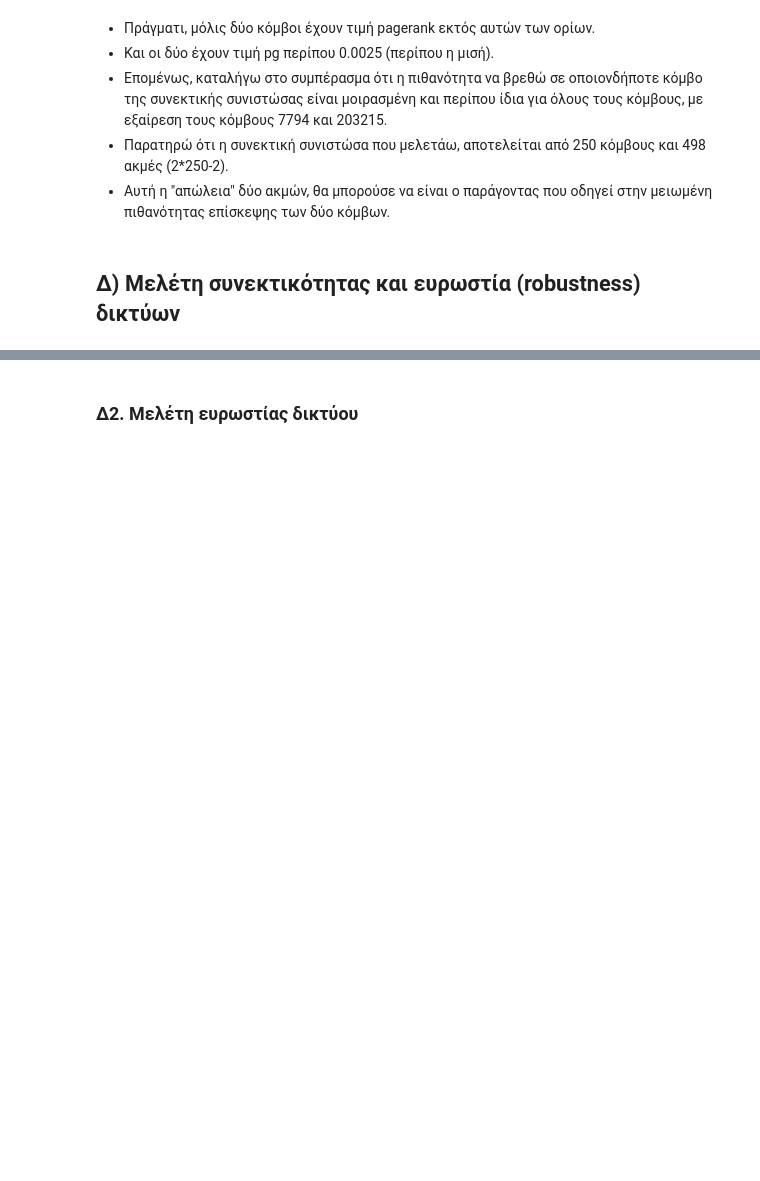
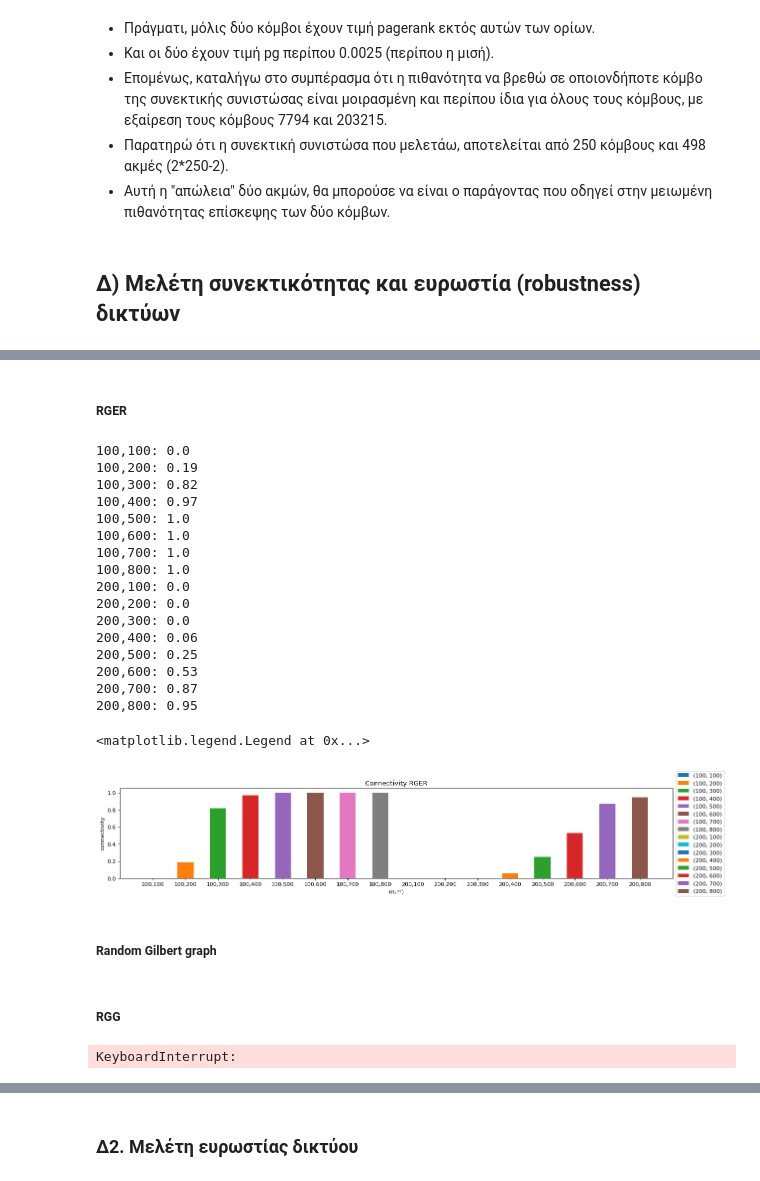
Before and after one commit to John-Atha/social-networks-NTUA, a Jupyter notebook: lab1_student_version.ipynb, the cells around one changed output, grey strips where cells are left out. Cells and saved outputs as stored; diff of their text form; code cells hidden in the pictures; blank space fills up the shorter version.

```diff
--- a/lab1_student_version.ipynb
+++ b/lab1_student_version.ipynb
@@ -1035,0 +1027,46 @@ Connectivity SW
+# %% [markdown]
+##### RGER
+# %%
+# connectivity of RGER
+ns = [100, 200]
+ms = [i for i in range(100, 801, 100)]
+
+rger_graphs = {
+    (n, m): [nx.gnm_random_graph(n, m) for _ in range(100)]
+    for n in ns for m in ms
+}
+
+plt.figure(figsize=(18, 3), dpi=80)
+plt.title("Connectivity RGER")
+plt.xlabel("(n,m)")
+plt.ylabel("connectivity")
+
+for rger_graph in rger_graphs:
+    n, m = rger_graph
+    graphs = rger_graphs[rger_graph]
+    connected = sum(nx.is_connected(graph) for graph in graphs)
+    connectivity = connected/len(graphs)
+    print(f"{n},{m}:", connectivity)
+    plt.bar(f"{n},{m}", height=connectivity, width=0.5)
+plt.legend([(n, m) for n,m in rger_graphs.keys()], loc='center left', bbox_to_anchor=(1, 0.5))
+# %% [output]
+100,100: 0.0
+100,200: 0.19
+100,300: 0.82
+100,400: 0.97
+100,500: 1.0
+100,600: 1.0
+100,700: 1.0
+100,800: 1.0
+200,100: 0.0
+200,200: 0.0
+200,300: 0.0
+200,400: 0.06
+200,500: 0.25
+200,600: 0.53
+200,700: 0.87
+200,800: 0.95
+<matplotlib.legend.Legend at 0x...>
+[figure, added]
+# %% [markdown]
+##### Random Gilbert graph
@@ -1035,0 +1075,28 @@ Connectivity SW
+# %% [markdown]
+##### RGG
+# %%
+# connectivity of RGG
+ns = [100, 200]
+rs = [i/100 for i in range(25, 251, 25)]
+
+rgg_graphs = {
+    (n, r): [nx.random_geometric_graph(n, radius=r) for _ in range(100)]
+    for n in ns for r in rs
+}
+
+plt.figure(figsize=(18, 3), dpi=80)
+plt.title("Connectivity RGG")
+plt.xlabel("(n,R)")
+plt.ylabel("connectivity")
+
+for rgg_graph in rgg_graphs:
+    n, r = rgg_graph
+    graphs = rgg_graphs[rgg_graph]
+    connected = sum(nx.is_connected(graph) for graph in graphs)
+    connectivity = connected/len(graphs)
+    print(f"{n},{r}: ", connectivity)
+    plt.bar(f"{n},{r}", height=connectivity, width=0.5)
+
+plt.legend([(n, r) for n,r in rgg_graphs.keys()], loc='center left', bbox_to_anchor=(1, 0.5))
+# %% [output]
+KeyboardInterrupt:
```
Also changed, not shown: parts of 67 cells of this notebook.
